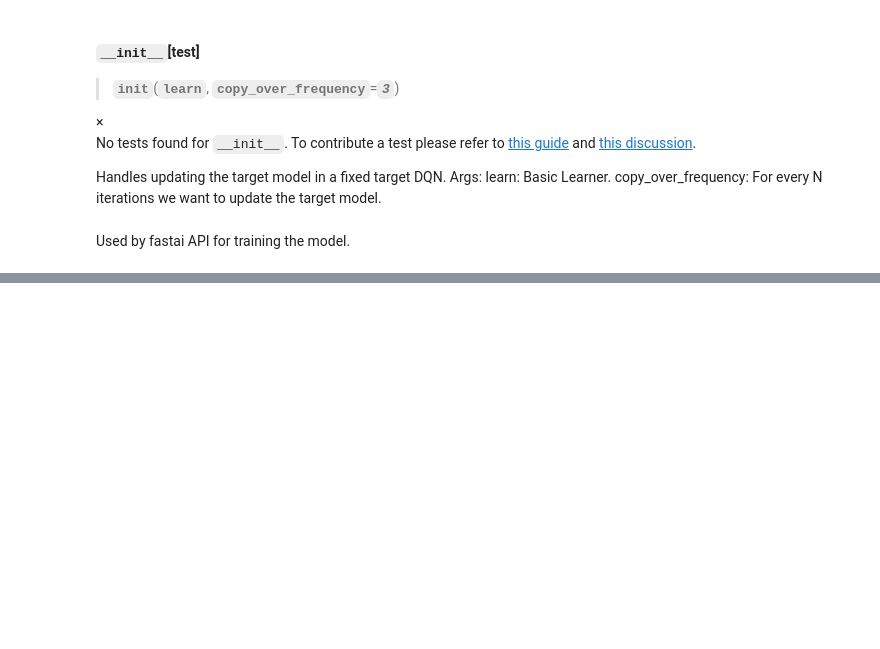
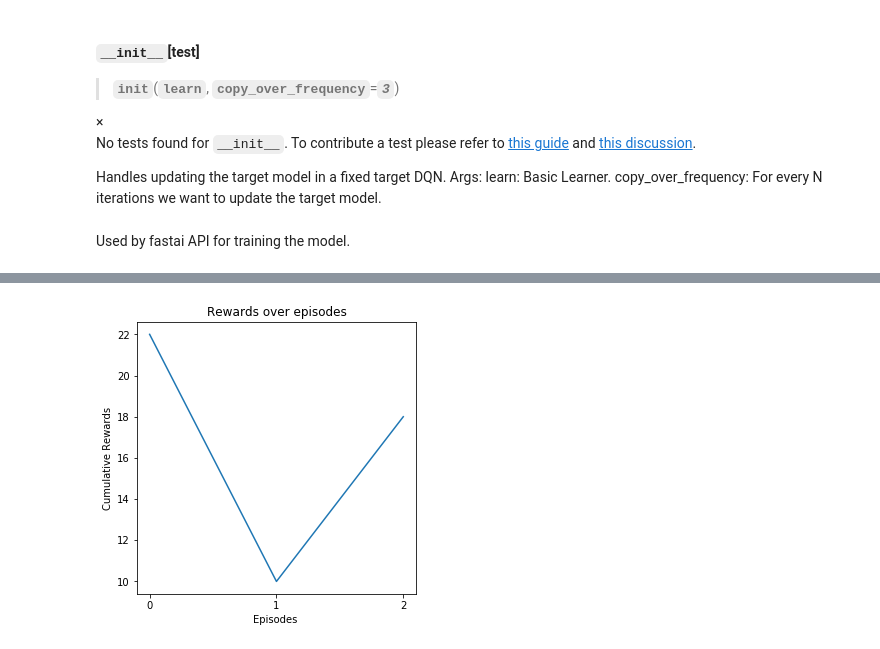
Before and after one commit to josiahls/fast-reinforcement-learning, a Jupyter notebook: docs_src/rl.agents.dqnfixedtarget.ipynb, the cells around one changed output, grey strips where cells are left out. Drawn from its saved outputs; the diff is of its cells as text; code cells hidden in the pictures; blank space fills up the shorter version.

```diff
--- a/docs_src/rl.agents.dqnfixedtarget.ipynb
+++ b/docs_src/rl.agents.dqnfixedtarget.ipynb
@@ -68,0 +68,6 @@ learn.recorder.plot_losses()
+# %%
+interp = AgentInterpretation(learn)
+# %%
+interp.plot_rewards(cumulative=True, per_episode=True, group_name='run1')
+# %% [output]
+[figure, added]
```
Also changed, not shown: parts of 5 cells of this notebook, 4 other files.
